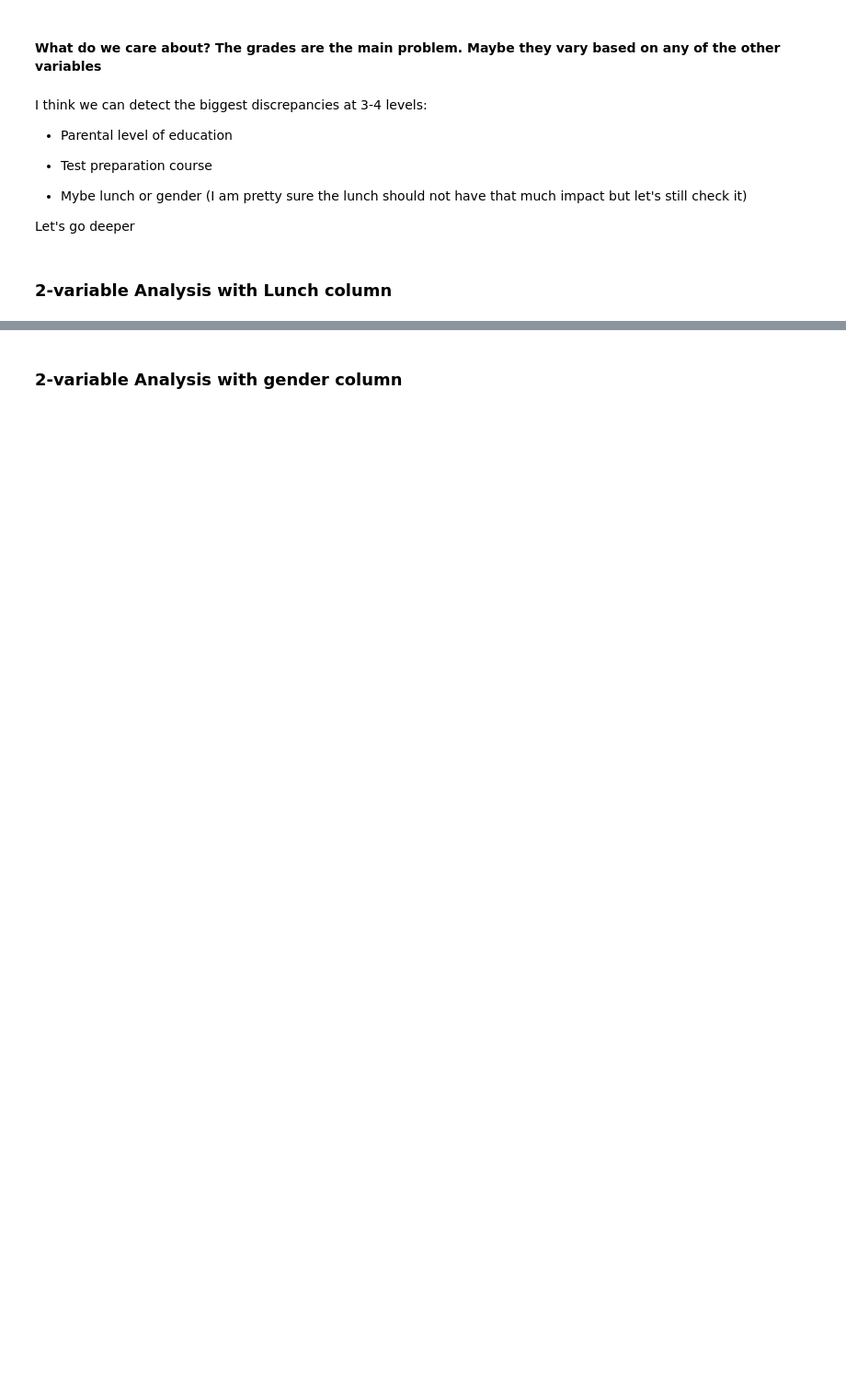
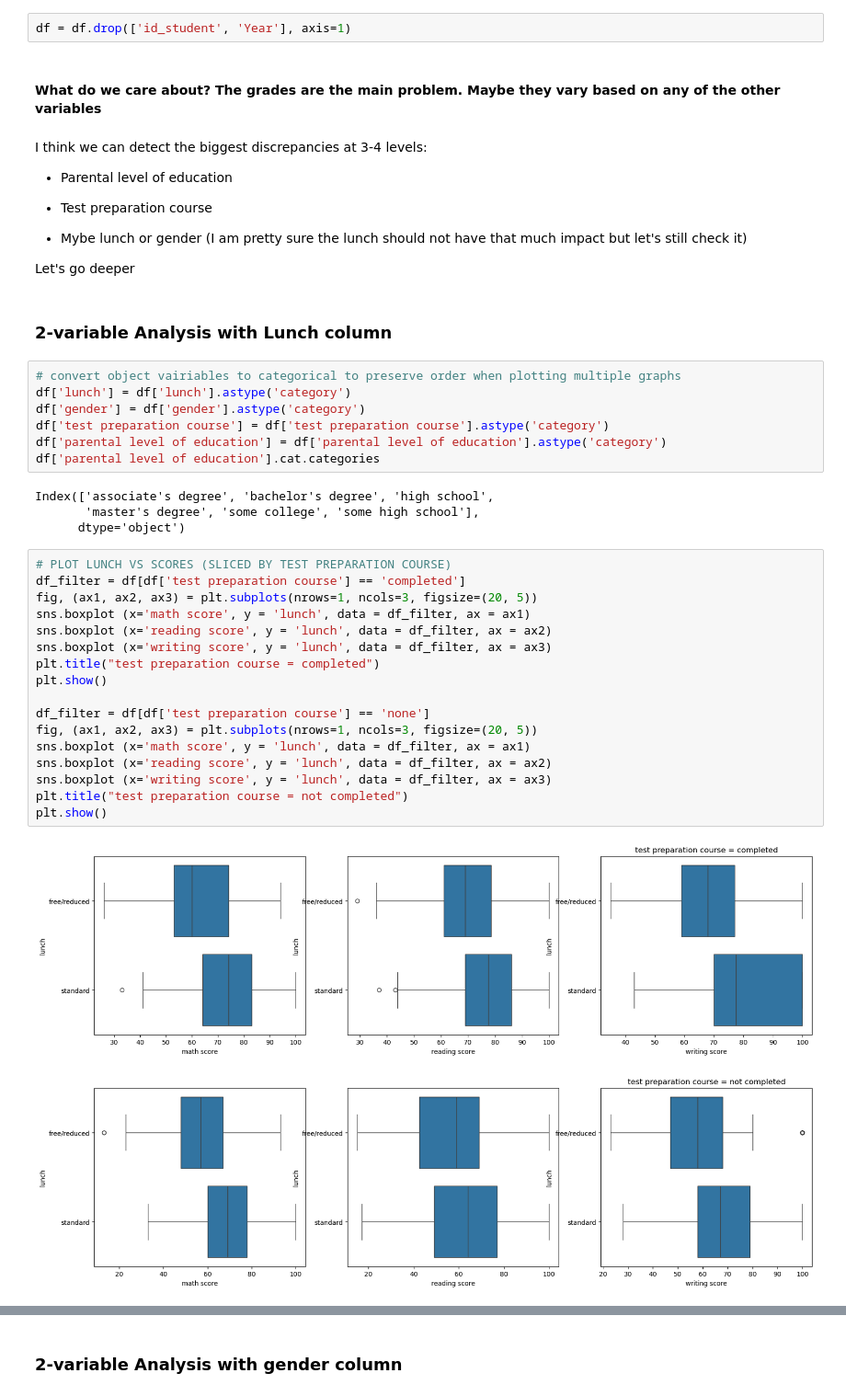
Before and after one commit to ofaliven/TestSchool, a Jupyter notebook: empty_hackathon_UseCase_OF.ipynb, the cells around one changed output, grey strips where cells are left out. Shown at 92% size. Drawn from its saved outputs; the diff is of its cells as text; blank space fills up the shorter version.

```diff
--- a/empty_hackathon_UseCase.ipynb
+++ b/empty_hackathon_UseCase_OF.ipynb
@@ -343,6 +283,8 @@ id_student
 #### We know for a fact that the id_student and the year will not be relevant for any analysis as they are the same value for the whole dataset
 
 Maybe we can delete them from now on
+# %%
+df = df.drop(['id_student', 'Year'], axis=1)
 # %% [markdown]
 #### What do we care about? The grades are the main problem. Maybe they vary based on any of the other variables
 # %% [markdown]
@@ -357,3 +299,34 @@ I think we can detect the biggest discrepancies at 3-4 levels:
 Let's go deeper
 # %% [markdown]
 ### 2-variable Analysis with Lunch column
+# %%
+# convert object vairiables to categorical to preserve order when plotting multiple graphs
+df['lunch'] = df['lunch'].astype('category')
+df['gender'] = df['gender'].astype('category')
+df['test preparation course'] = df['test preparation course'].astype('category')
+df['parental level of education'] = df['parental level of education'].astype('category')
+df['parental level of education'].cat.categories
+# %% [output]
+Index(['associate's degree', 'bachelor's degree', 'high school',
+       'master's degree', 'some college', 'some high school'],
+      dtype='object')
+# %%
+# PLOT LUNCH VS SCORES (SLICED BY TEST PREPARATION COURSE)
+df_filter = df[df['test preparation course'] == 'completed']
+fig, (ax1, ax2, ax3) = plt.subplots(nrows=1, ncols=3, figsize=(20, 5))
+sns.boxplot (x='math score', y = 'lunch', data = df_filter, ax = ax1)
+sns.boxplot (x='reading score', y = 'lunch', data = df_filter, ax = ax2)
+sns.boxplot (x='writing score', y = 'lunch', data = df_filter, ax = ax3)
+plt.title("test preparation course = completed")
+plt.show()
+
+df_filter = df[df['test preparation course'] == 'none']
+fig, (ax1, ax2, ax3) = plt.subplots(nrows=1, ncols=3, figsize=(20, 5))
+sns.boxplot (x='math score', y = 'lunch', data = df_filter, ax = ax1)
+sns.boxplot (x='reading score', y = 'lunch', data = df_filter, ax = ax2)
+sns.boxplot (x='writing score', y = 'lunch', data = df_filter, ax = ax3)
+plt.title("test preparation course = not completed")
+plt.show()
+# %% [output]
+[figure, added]
+[figure, added]
```
Also changed, not shown: parts of 15 cells of this notebook, 2 other files.
